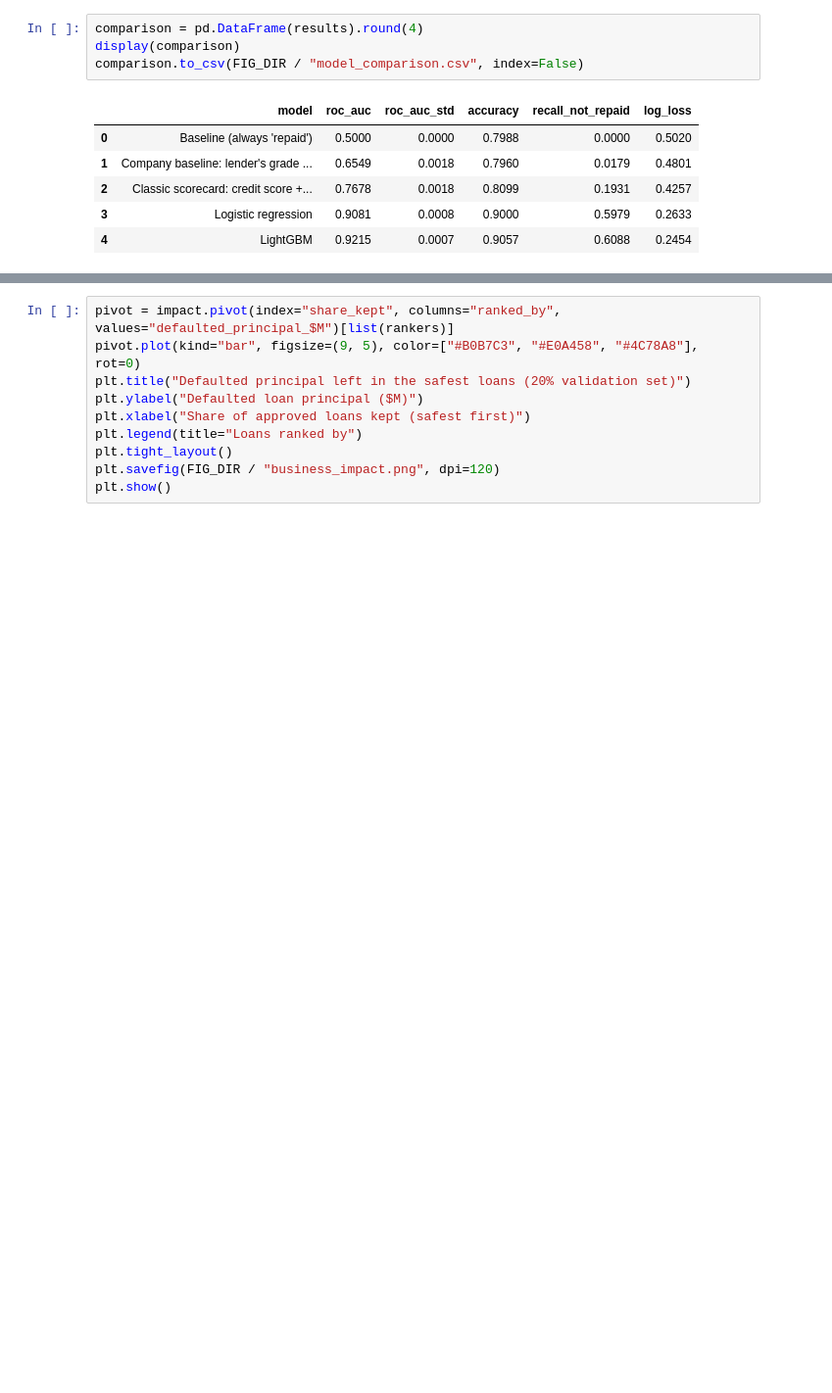
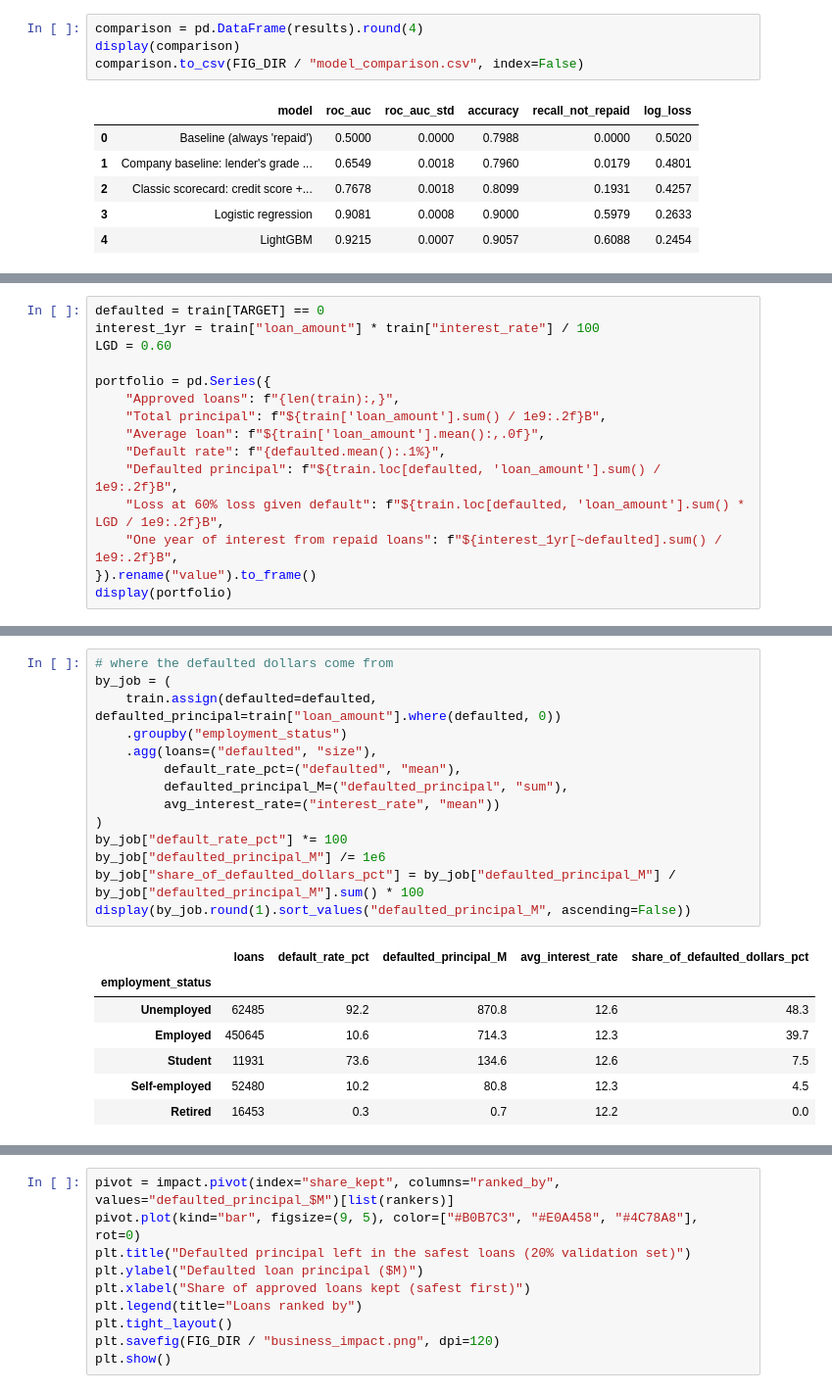
Before and after one commit to ZiyanChen1/predicting-loan-payback, a Jupyter notebook: 02_modeling.ipynb, the cells around one changed output, grey strips where cells are left out. Shown at 98% size. Saved outputs shown, nothing was run; the diff lists cells and outputs as text; blank space fills up the shorter version.

```diff
--- a/02_modeling.ipynb
+++ b/02_modeling.ipynb
@@ -307,0 +297,15 @@ comparison.to_csv(FIG_DIR / "model_comparison.csv", index=False)
+# %%
+defaulted = train[TARGET] == 0
+interest_1yr = train["loan_amount"] * train["interest_rate"] / 100
+LGD = 0.60
+
+portfolio = pd.Series({
+    "Approved loans": f"{len(train):,}",
+    "Total principal": f"${train['loan_amount'].sum() / 1e9:.2f}B",
+    "Average loan": f"${train['loan_amount'].mean():,.0f}",
+    "Default rate": f"{defaulted.mean():.1%}",
+    "Defaulted principal": f"${train.loc[defaulted, 'loan_amount'].sum() / 1e9:.2f}B",
+    "Loss at 60% loss given default": f"${train.loc[defaulted, 'loan_amount'].sum() * LGD / 1e9:.2f}B",
+    "One year of interest from repaid loans": f"${interest_1yr[~defaulted].sum() / 1e9:.2f}B",
+}).rename("value").to_frame()
+display(portfolio)
@@ -307,0 +321,22 @@ comparison.to_csv(FIG_DIR / "model_comparison.csv", index=False)
+# %%
+# where the defaulted dollars come from
+by_job = (
+    train.assign(defaulted=defaulted, defaulted_principal=train["loan_amount"].where(defaulted, 0))
+    .groupby("employment_status")
+    .agg(loans=("defaulted", "size"),
+         default_rate_pct=("defaulted", "mean"),
+         defaulted_principal_M=("defaulted_principal", "sum"),
+         avg_interest_rate=("interest_rate", "mean"))
+)
+by_job["default_rate_pct"] *= 100
+by_job["defaulted_principal_M"] /= 1e6
+by_job["share_of_defaulted_dollars_pct"] = by_job["defaulted_principal_M"] / by_job["defaulted_principal_M"].sum() * 100
+display(by_job.round(1).sort_values("defaulted_principal_M", ascending=False))
+# %% [output]
+|  | loans | default_rate_pct | defaulted_principal_M | avg_interest_rate | share_of_defaulted_dollars_pct |
+| employment_status |  |  |  |  |  |
+| Unemployed | 62485 | 92.2 | 870.8 | 12.6 | 48.3 |
+| Employed | 450645 | 10.6 | 714.3 | 12.3 | 39.7 |
+| Student | 11931 | 73.6 | 134.6 | 12.6 | 7.5 |
+| Self-employed | 52480 | 10.2 | 80.8 | 12.3 | 4.5 |
+| Retired | 16453 | 0.3 | 0.7 | 12.2 | 0.0 |
```
Also changed, not shown: parts of 38 cells of this notebook, 7 other files.
